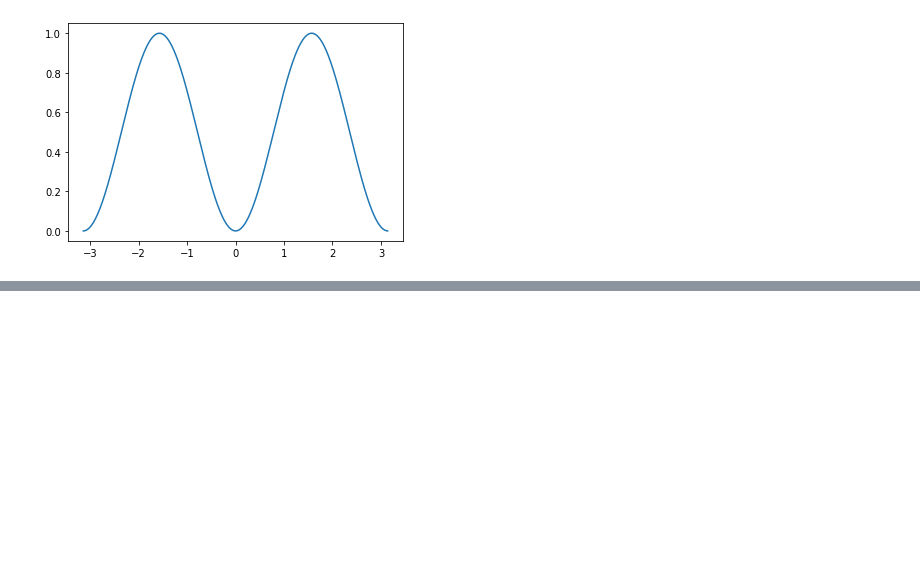
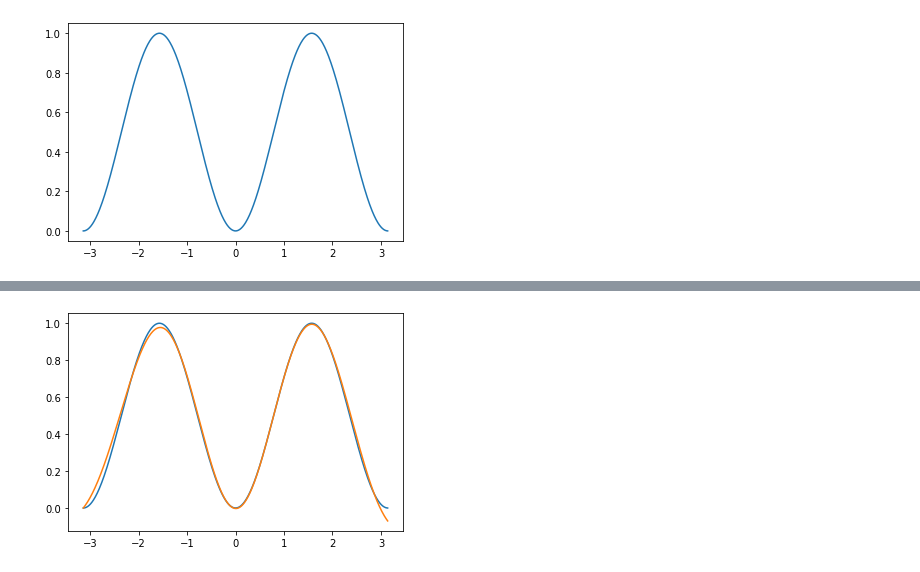
Before and after one commit to elliottperryman/GPR, a Jupyter notebook: GPR.ipynb, the cells around one changed output, grey strips where cells are left out. Cells and saved outputs as stored; diff of their text form; code cells hidden in the pictures; blank space fills up the shorter version.

```diff
--- a/GPR.ipynb
+++ b/GPR.ipynb
@@ -137,0 +128,5 @@ plt.plot(x, p, label='prediction');
+# %%
+plt.plot(x, y, label='truth')
+plt.plot(x, p, label='prediction');
+# %% [output]
+[figure, added]
```
Also changed, not shown: parts of 39 cells of this notebook.
